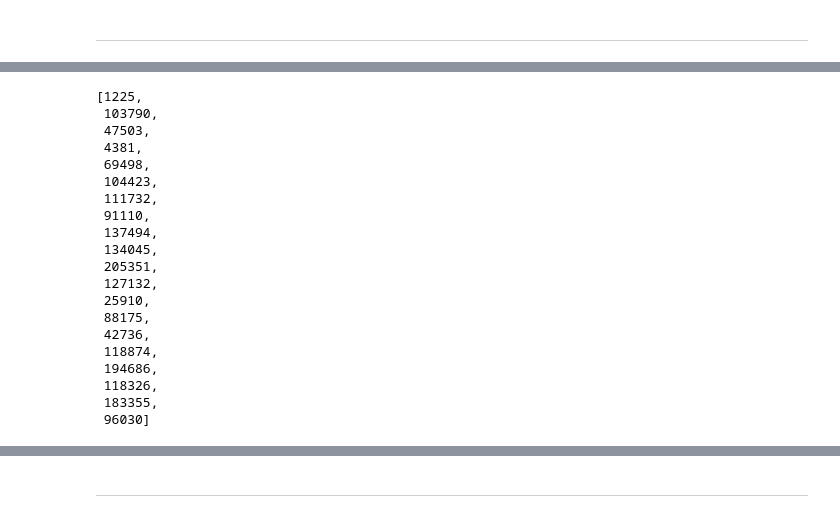
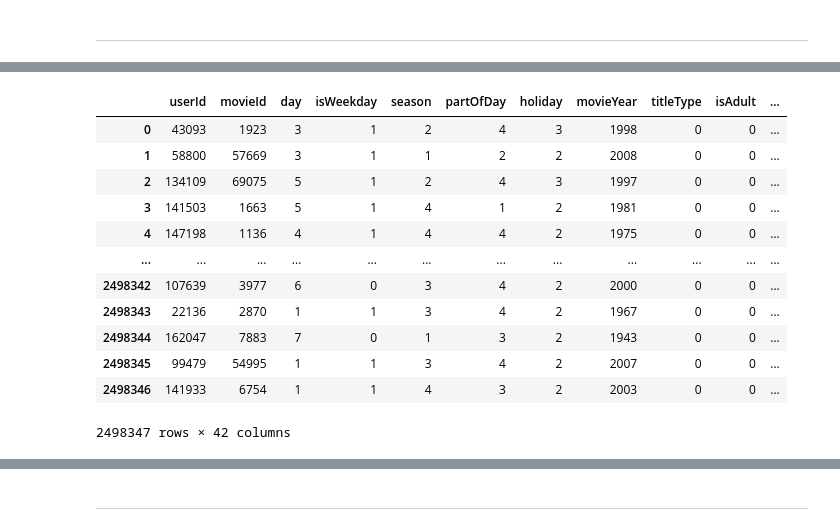
Before and after one commit to FIIT-MSc-projects/2023-Baran-Tomik-Deep-neural-network-context-aware-movie-recommendation, a Jupyter notebook: recommender/eval/recsys_eval.ipynb, the cells around one changed output, grey strips where cells are left out. Drawn from its saved outputs; the diff is of its cells as text; code cells hidden in the pictures.

```diff
--- a/recommender/eval/recsys_eval.ipynb
+++ b/recommender/eval/recsys_eval.ipynb
@@ -329,24 +55,53 @@ pred_y
-# %%
-pred_y_list = pred_y['movieId'].tolist()
-pred_y_list
-# %% [output]
-[1225,
- 103790,
- 47503,
- 4381,
- 69498,
- 104423,
- 111732,
- 91110,
- 137494,
- 134045,
- 205351,
- 127132,
- 25910,
- 88175,
- 42736,
- 118874,
- 194686,
- 118326,
- 183355,
- 96030]
+# %%
+# ## 25m Added IMDb context
+test_split_data_path = 'eval_data/test_split_25ml_added_imdb_context.csv'
+recsys_data_path = '../data/transform_data/25m/'
+nn_model_path = '../model/arch5_25m_added_imdb_context_max_abs_scaler_gc_trained.keras'
+scaler_file = '25m_added_imdb_context_scaler.pkl'
+
+# ## 25m MovieLens context
+# test_split_data_path = 'eval_data/test_split_25ml_movielens_context.csv'
+# recsys_data_path = '../data/transform_data/25m_movielens_context/'
+# nn_model_path = '../model/arch5_25m_movielens_context_max_abs_scaler_gc_trained.keras'
+# scaler_file = '25m_movielens_context_scaler.pkl'
+
+# ## 25m No context
+# test_split_data_path = 'eval_data/test_split_25ml_no_context.csv'
+# recsys_data_path = '../data/transform_data/25m_no_context/'
+# nn_model_path = '../model/arch5_25m_no_context_max_abs_scaler_gc_trained.keras'
+# scaler_file = '25m_no_context_scaler.pkl'
+
+# # ## 1m No context
+# test_split_data_path = 'eval_data/test_split_1ml_no_context.csv'
+# recsys_data_path = '../data/transform_data/1m_no_context/'
+# nn_model_path = '../model/arch5_1m_no_context_max_abs_scaler_gc_trained.keras'
+# scaler_file = '1m_no_context_scaler.pkl'
+
+# # # ## 1m MovieLens context
+# test_split_data_path = 'eval_data/test_split_1ml_movielens_context.csv'
+# recsys_data_path = '../data/transform_data/1m_movielens_context/'
+# nn_model_path = '../model/arch5_1m_movielens_context_max_abs_scaler_gc_trained.keras'
+# scaler_file = '1m_movielens_context_scaler.pkl'
+
+# # ## 1m Added IMDb context
+# test_split_data_path = 'eval_data/test_split_1ml_added_imdb_context.csv'
+# recsys_data_path = '../data/transform_data/1m/'
+# nn_model_path = '../model/arch5_1m_added_imdb_context_max_abs_scaler_gc_2_trained.keras'
+# scaler_file = '1m_added_imdb_context_scaler.pkl'
+# %%
+test_ratings = pd.read_csv(test_split_data_path)
+test_ratings
+# %% [output]
+|  | userId | movieId | day | isWeekday | season | partOfDay | holiday | movieYear | titleType | isAdult | ... |
+| 0 | 43093 | 1923 | 3 | 1 | 2 | 4 | 3 | 1998 | 0 | 0 | ... |
+| 1 | 58800 | 57669 | 3 | 1 | 1 | 2 | 2 | 2008 | 0 | 0 | ... |
+| 2 | 134109 | 69075 | 5 | 1 | 2 | 4 | 3 | 1997 | 0 | 0 | ... |
+| 3 | 141503 | 1663 | 5 | 1 | 4 | 1 | 2 | 1981 | 0 | 0 | ... |
+| 4 | 147198 | 1136 | 4 | 1 | 4 | 4 | 2 | 1975 | 0 | 0 | ... |
+| ... | ... | ... | ... | ... | ... | ... | ... | ... | ... | ... | ... |
+| 2498342 | 107639 | 3977 | 6 | 0 | 3 | 4 | 2 | 2000 | 0 | 0 | ... |
+| 2498343 | 22136 | 2870 | 1 | 1 | 3 | 4 | 2 | 1967 | 0 | 0 | ... |
+| 2498344 | 162047 | 7883 | 7 | 0 | 1 | 3 | 2 | 1943 | 0 | 0 | ... |
+| 2498345 | 99479 | 54995 | 1 | 1 | 3 | 4 | 2 | 2007 | 0 | 0 | ... |
+| 2498346 | 141933 | 6754 | 1 | 1 | 4 | 3 | 2 | 2003 | 0 | 0 | ... |
+2498347 rows × 42 columns
```
Also changed, not shown: parts of 28 cells of this notebook, 36 other files.
